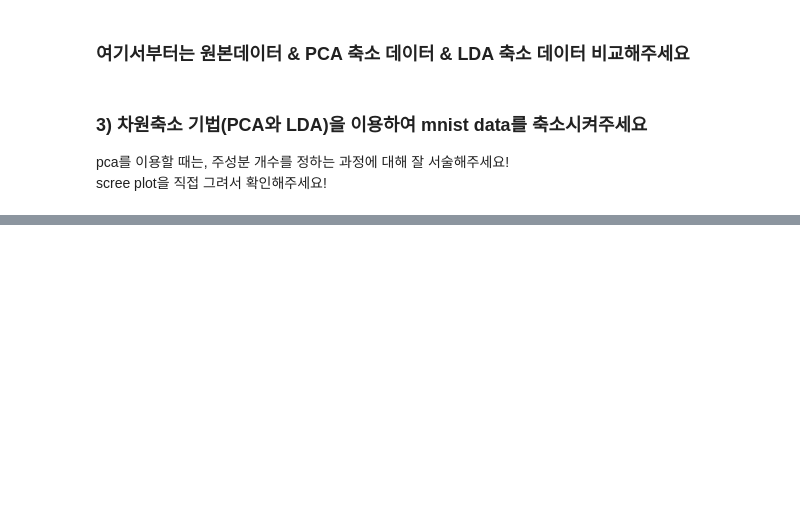
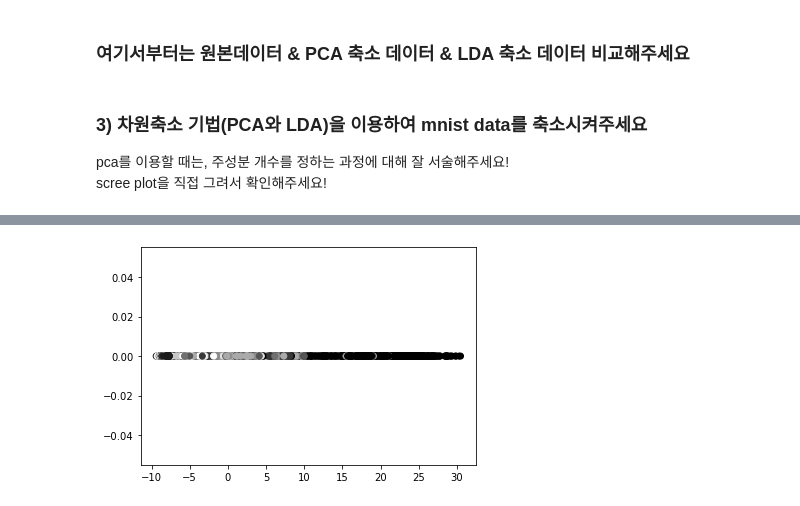
Before and after one commit to kains123/Tobigs-ML, a Jupyter notebook: Week04/차원축소/week5_dr_assignment/week5_dimensionality_reduction_assignment2.ipynb, the cells around one changed output, grey strips where cells are left out. Saved outputs shown, nothing was run; the diff lists cells and outputs as text; code cells hidden in the pictures; blank space fills up the shorter version.

```diff
--- a/Week04/차원축소/week5_dr_assignment/week5_dimensionality_reduction_assignment2.ipynb
+++ b/Week04/차원축소/week5_dr_assignment/week5_dimensionality_reduction_assignment2.ipynb
@@ -87,0 +201,14 @@ from sklearn.discriminant_analysis import LinearDiscriminantAnalysis
+# %%
+# 1차원
+from sklearn.decomposition import PCA
+import matplotlib.pyplot as plt
+
+model = PCA(n_components=1)
+pca_features = model.fit_transform(X_train)
+
+pc1 = pca_features[:,0]
+pc2 = len(pc1)*[0]
+plt.scatter(pc1,pc2,c=y_train);
+plt.show();
+# %% [output]
+[figure, added]
```
Also changed, not shown: parts of 13 cells of this notebook, 2 other files.
